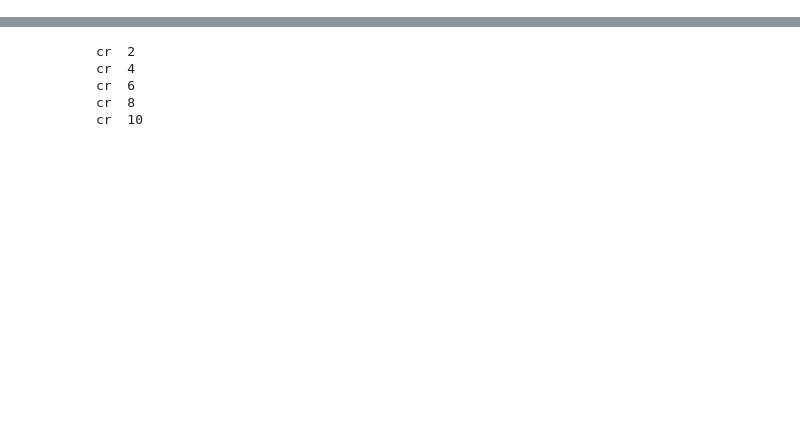
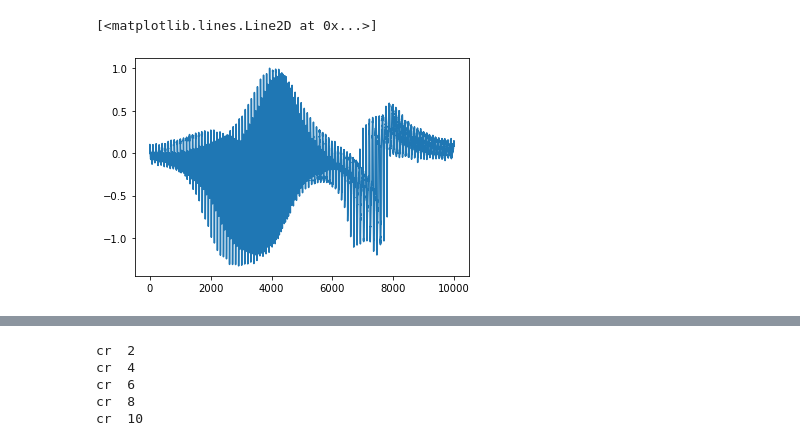
Before and after one commit to denisuzhva/elektropribor_2022, a Jupyter notebook: main.ipynb, the cells around one changed output, grey strips where cells are left out. Cells and saved outputs as stored; diff of their text form; code cells hidden in the pictures; blank space fills up the shorter version.

```diff
--- a/main.ipynb
+++ b/main.ipynb
@@ -26,4 +29,9 @@ data = np.loadtxt(data_path)[:, 3]
 data /= data.max()
+# %%
+plt.plot(data)
+# %% [output]
+[<matplotlib.lines.Line2D at 0x...>]
+[figure, added]
 # %%
 n = data.size
 fq = 1./1.
```
Also changed, not shown: parts of 12 cells of this notebook, 9 other files.
